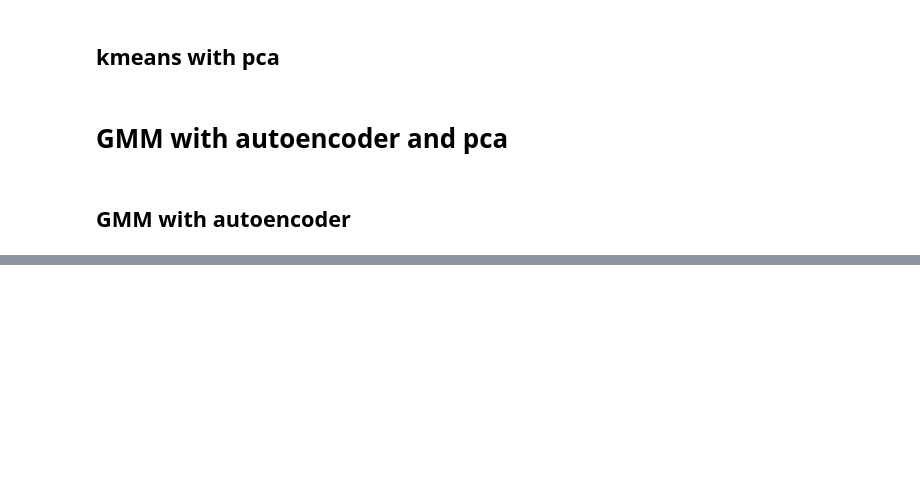
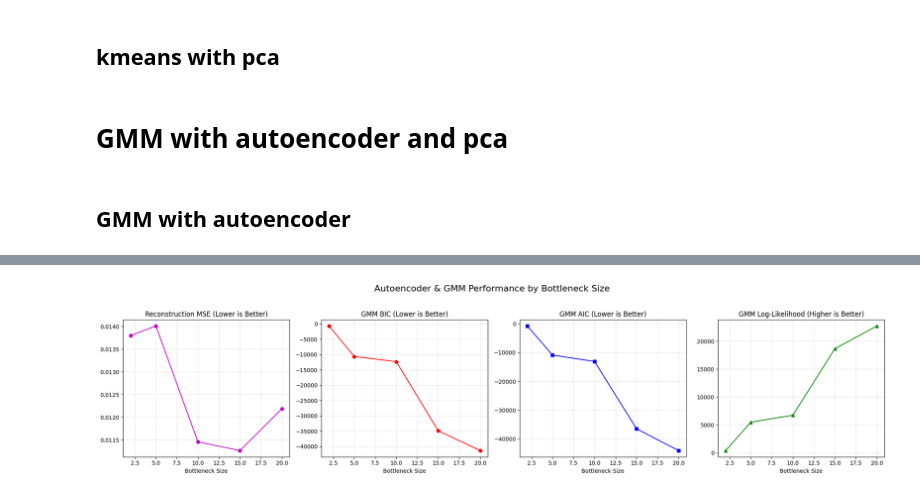
Before and after one commit to youssefmohamed0/ml_lab4, a Jupyter notebook: AE_and_someScores.ipynb, the cells around one changed output, grey strips where cells are left out. Cells and saved outputs as stored; diff of their text form; code cells hidden in the pictures; blank space fills up the shorter version.

Commit message:
add gmm after autoencoder

```diff
--- a/AE_and_someScores.ipynb
+++ b/AE_and_someScores.ipynb
@@ -345,0 +325,71 @@ for i in bottle_neck_sizes:
+# %%
+from gmm import *
+
+
+bottle_neck_sizes = [2, 5, 10, 15, 20]
+results = {
+    'size': [],
+    'mse': [],
+    'bic': [],
+    'aic': [],
+    'llh': []
+}
+
+for i in bottle_neck_sizes:
+    print(f"\nEvaluating Bottleneck size {i}...")
+
+    # 1. Initialize and Train
+    autoencoder = Autoencoder(x_train_scaled.shape[1], [30, 28, 24], i, [24, 28, 30], 'relu', 0.01, 0.01)
+    autoencoder.fit(x_train_scaled, epochs=50, verbose=False)
+    # 2. Get Reconstruction Loss (MSE)
+    mse = autoencoder.evaluate_mse(x_train_scaled)
+
+    encoded_features = autoencoder.encode(x_train_scaled)
+
+    model = GMM(n_components=3, covariance_type='full', max_iter=100)
+
+    model.fit(encoded_features)
+
+    bic = model.bic(encoded_features)
+    aic = model.aic(encoded_features)
+    llh  = model.log_likelihood_history[-1]
+
+
+    results['size'].append(i)
+    results['mse'].append(mse)
+    results['bic'].append(bic)
+    results['aic'].append(aic)
+    results['llh'].append(llh)
+
+    print(f"MSE: {mse:.6f}| BIC: {bic:.2f} | AIC: {aic:.2f} | LLH: {llh:.2f}")
+
+
+
+# --- Visualization ---
+fig, axs = plt.subplots(1, 4, figsize=(20, 5)) # Added a 4th plot for MSE
+fig.suptitle('Autoencoder & GMM Performance by Bottleneck Size', fontsize=16)
+
+# 1. MSE (Reconstruction Accuracy)
+axs[0].plot(results['size'], results['mse'], 'm-o')
+axs[0].set_title('Reconstruction MSE (Lower is Better)')
+axs[0].set_xlabel('Bottleneck Size')
+
+# 2. BIC
+axs[1].plot(results['size'], results['bic'], 'r-o')
+axs[1].set_title('GMM BIC (Lower is Better)')
+axs[1].set_xlabel('Bottleneck Size')
+
+# 3. AIC
+axs[2].plot(results['size'], results['aic'], 'b-s')
+axs[2].set_title('GMM AIC (Lower is Better)')
+axs[2].set_xlabel('Bottleneck Size')
+
+# 4. Log-Likelihood
+axs[3].plot(results['size'], results['llh'], 'g-^')
+axs[3].set_title('GMM Log-Likelihood (Higher is Better)')
+axs[3].set_xlabel('Bottleneck Size')
+
+for ax in axs: ax.grid(True, alpha=0.3)
+plt.tight_layout(rect=[0, 0, 1, 0.95])
+plt.show()
+# %% [output]
@@ -345,0 +410 @@ for i in bottle_neck_sizes:
+[figure, added]
```
Also changed, not shown: parts of 2 cells of this notebook.
